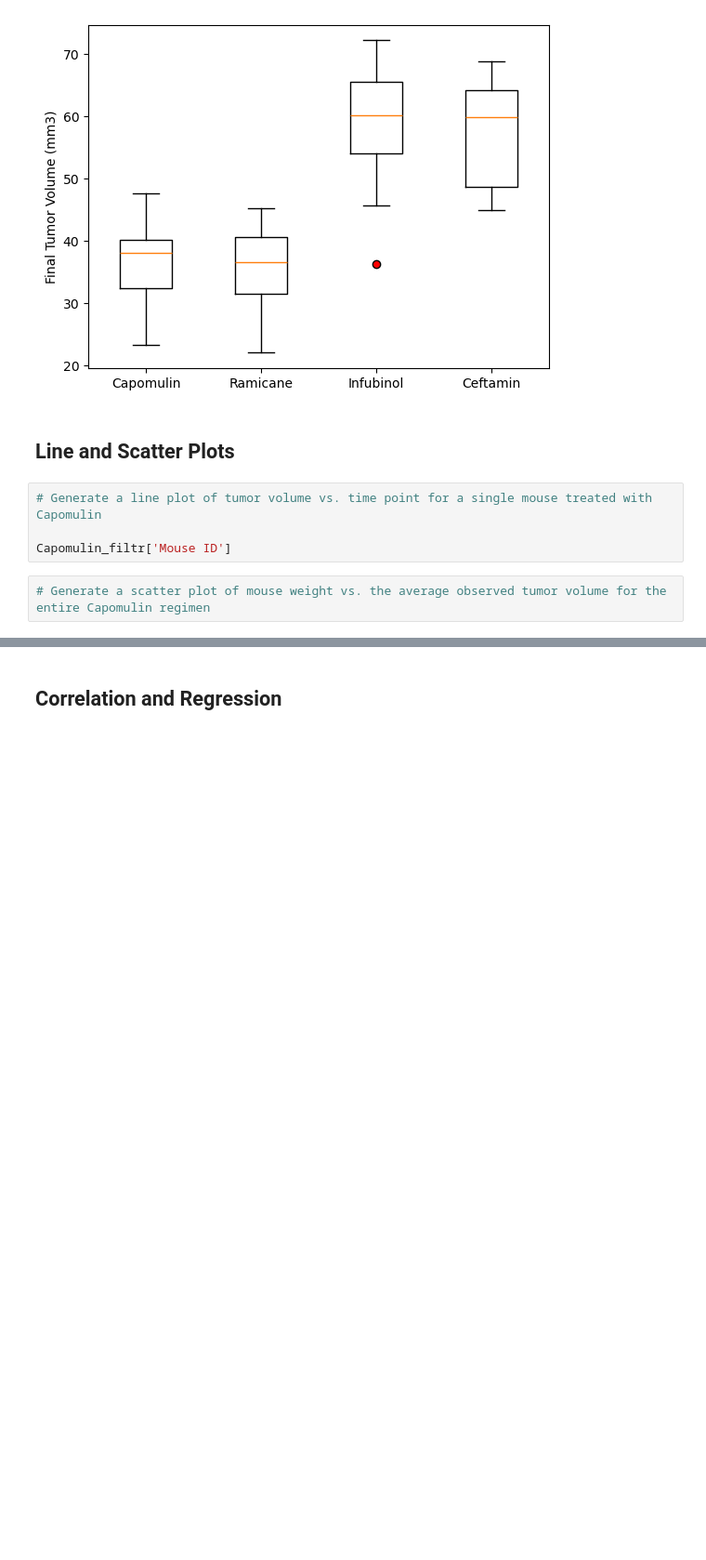
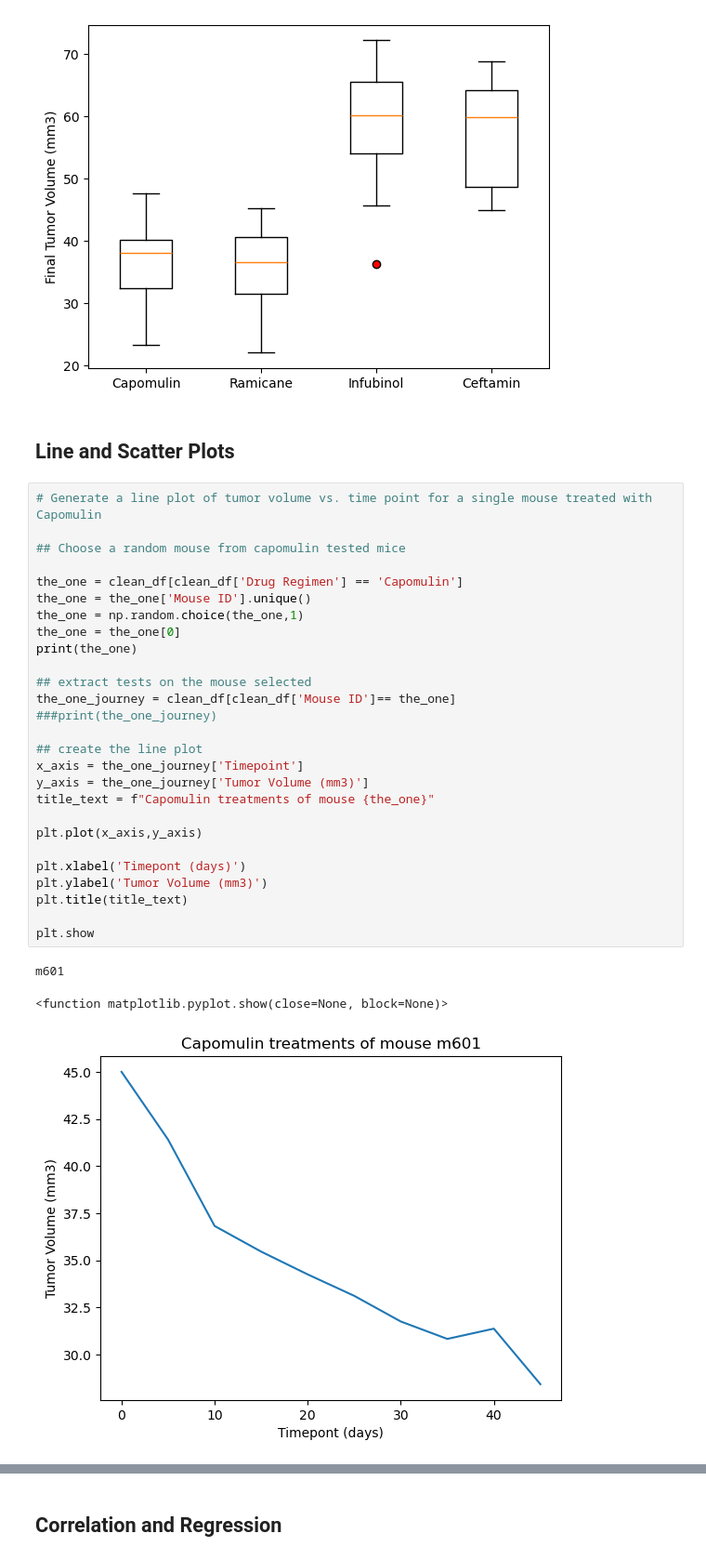
Before and after one commit to nazimben25/matplotlib-challenge, a Jupyter notebook: challeng5mywork.ipynb, the cells around one changed output, grey strips where cells are left out. Shown at 93% size. Cells and saved outputs as stored; diff of their text form; blank space fills up the shorter version.

Commit message:
update code : add Line + Scatter Plot

```diff
--- a/challeng5mywork.ipynb
+++ b/challeng5mywork.ipynb
@@ -375,9 +374,34 @@ plt.show()
 [figure]
 # %% [markdown]
 ## Line and Scatter Plots
-# %%
-# Generate a line plot of tumor volume vs. time point for a single mouse treated with Capomulin
-
-Capomulin_filtr['Mouse ID']
-# %%
-# Generate a scatter plot of mouse weight vs. the average observed tumor volume for the entire Capomulin regimen
+# %%
+# Generate a line plot of tumor volume vs. time point for a single mouse treated with Capomulin
+
+## Choose a random mouse from capomulin tested mice
+
+the_one = clean_df[clean_df['Drug Regimen'] == 'Capomulin']
+the_one = the_one['Mouse ID'].unique()
+the_one = np.random.choice(the_one,1)
+the_one = the_one[0]
+print(the_one)
+
+## extract tests on the mouse selected
+the_one_journey = clean_df[clean_df['Mouse ID']== the_one]
+###print(the_one_journey)
+
+## create the line plot
+x_axis = the_one_journey['Timepoint']
+y_axis = the_one_journey['Tumor Volume (mm3)']
+title_text = f"Capomulin treatments of mouse {the_one}"
+
+plt.plot(x_axis,y_axis)
+
+plt.xlabel('Timepont (days)')
+plt.ylabel('Tumor Volume (mm3)')
+plt.title(title_text)
+
+plt.show
+# %% [output]
+m601
+<function matplotlib.pyplot.show(close=None, block=None)>
+[figure, added]
```
Also changed, not shown: parts of 3 cells of this notebook.
